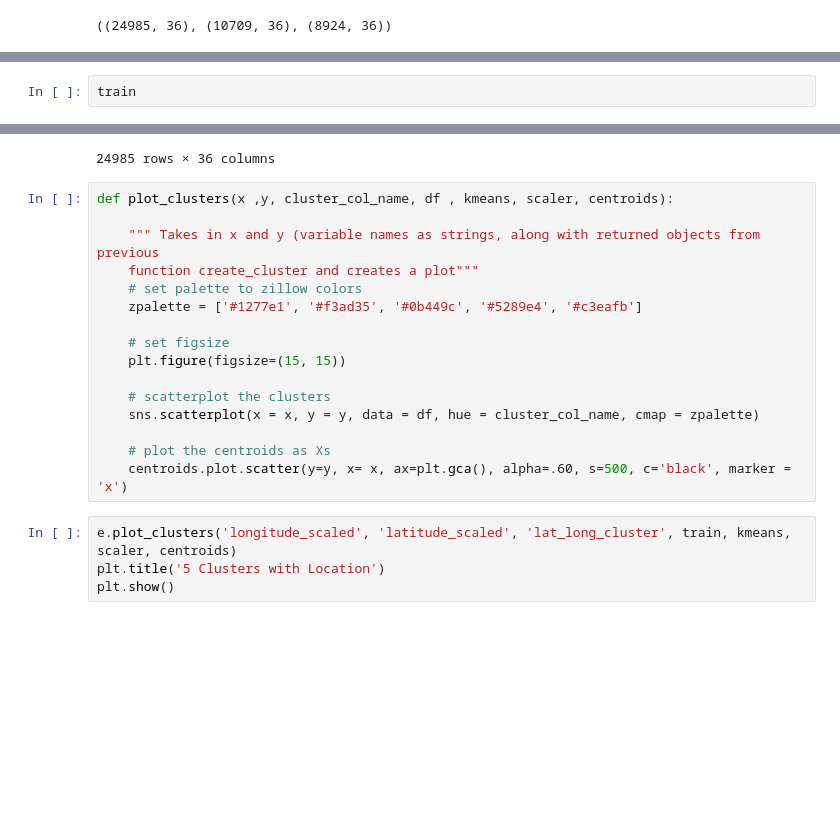
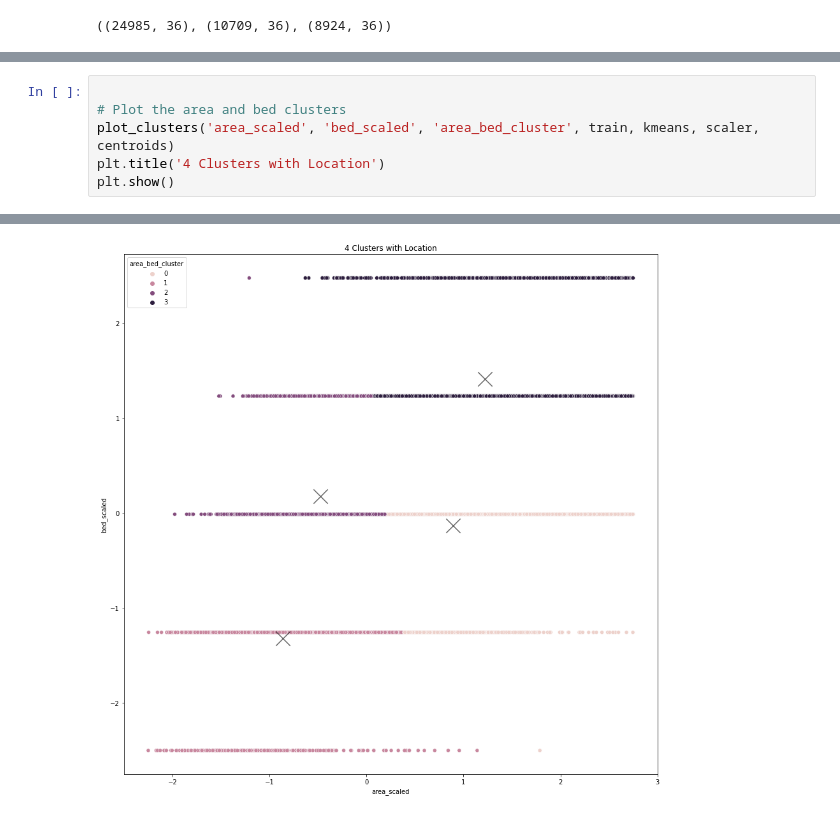
Before and after one commit to lopezelihezer/Clustering_Project, a Jupyter notebook: scratch.ipynb, the cells around one changed output, grey strips where cells are left out. Cells and saved outputs as stored; diff of their text form; blank space fills up the shorter version.

Commit message:
finished clusters

```diff
--- a/scratch.ipynb
+++ b/scratch.ipynb
@@ -661,3 +677,7 @@ train.shape, validate.shape, test.shape
 # %%
-train
+
+# Plot the area and bed clusters
+plot_clusters('area_scaled', 'bed_scaled', 'area_bed_cluster', train, kmeans, scaler, centroids)
+plt.title('4 Clusters with Location')
+plt.show()
 # %% [output]
@@ -676,21 +684 @@ train
-24985 rows × 36 columns
+[figure, added]
-# %%
-def plot_clusters(x ,y, cluster_col_name, df , kmeans, scaler, centroids):
-
-    """ Takes in x and y (variable names as strings, along with returned objects from previous
-    function create_cluster and creates a plot"""
-    # set palette to zillow colors
-    zpalette = ['#1277e1', '#f3ad35', '#0b449c', '#5289e4', '#c3eafb']
-
-    # set figsize
-    plt.figure(figsize=(15, 15))
-
-    # scatterplot the clusters
-    sns.scatterplot(x = x, y = y, data = df, hue = cluster_col_name, cmap = zpalette)
-
-    # plot the centroids as Xs
-    centroids.plot.scatter(y=y, x= x, ax=plt.gca(), alpha=.60, s=500, c='black', marker = 'x')
-# %%
-e.plot_clusters('longitude_scaled', 'latitude_scaled', 'lat_long_cluster', train, kmeans, scaler, centroids)
-plt.title('5 Clusters with Location')
-plt.show()
```
Also changed, not shown: parts of 13 cells of this notebook.
